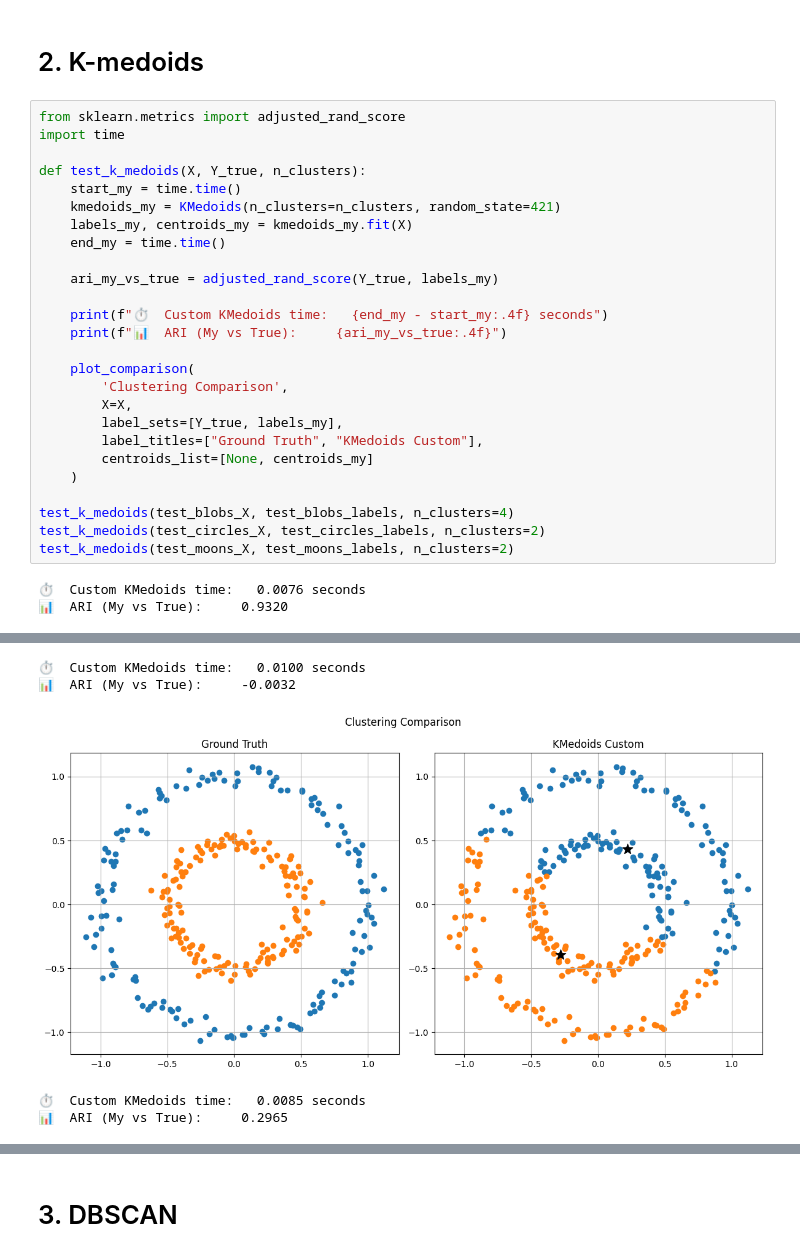
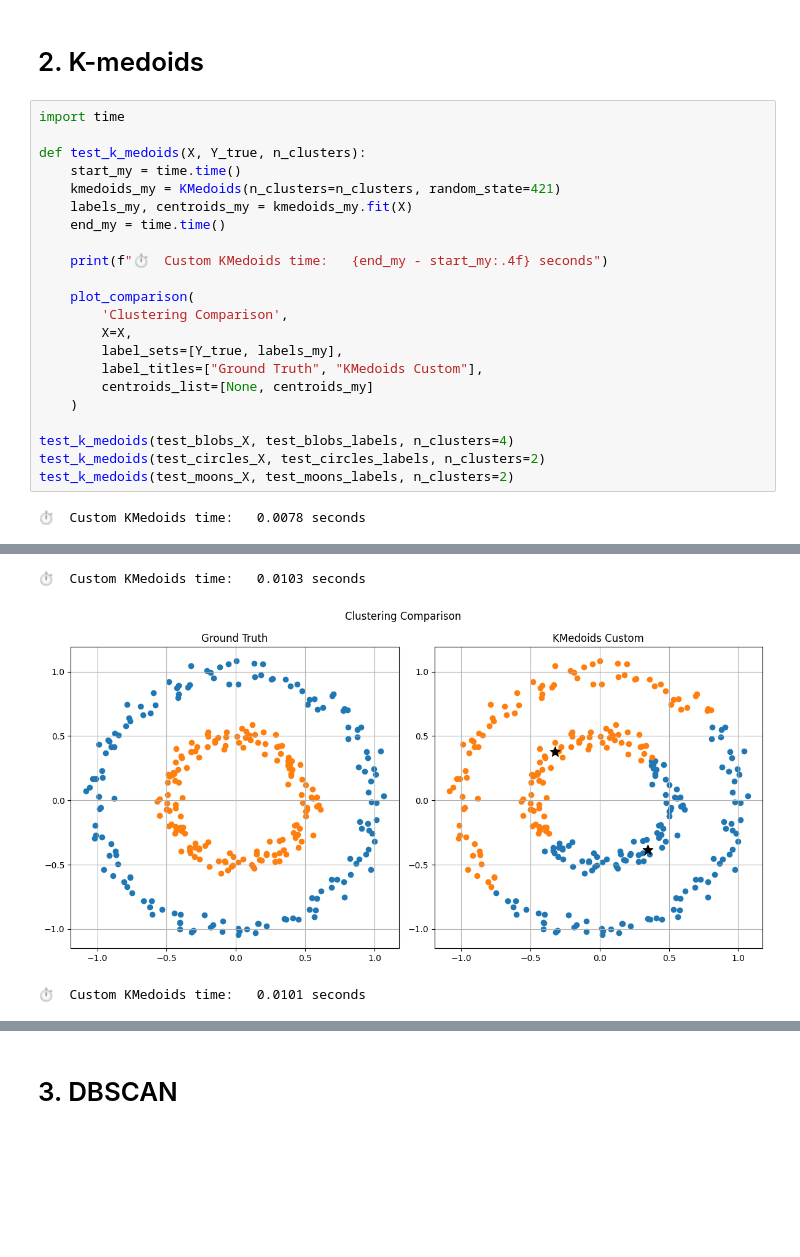
Before and after one commit to illia-st/data_mining_2, a Jupyter notebook: clustering/clustering.ipynb, the cells around one changed output, grey strips where cells are left out. Cells and saved outputs as stored; diff of their text form; blank space fills up the shorter version.

```diff
--- a/clustering/clustering.ipynb
+++ b/clustering/clustering.ipynb
@@ -111,37 +101,30 @@ test_k_means(test_moons_X, test_moons_labels, n_clusters=2)
 # %% [markdown]
 # 2. K-medoids
 # %%
-from sklearn.metrics import adjusted_rand_score
 import time
 
 def test_k_medoids(X, Y_true, n_clusters):
     start_my = time.time()
     kmedoids_my = KMedoids(n_clusters=n_clusters, random_state=421)
     labels_my, centroids_my = kmedoids_my.fit(X)
     end_my = time.time()
 
-    ari_my_vs_true = adjusted_rand_score(Y_true, labels_my)
-
     print(f"⏱️  Custom KMedoids time:   {end_my - start_my:.4f} seconds")
-    print(f"📊  ARI (My vs True):     {ari_my_vs_true:.4f}")
 
     plot_comparison(
         'Clustering Comparison',
         X=X,
         label_sets=[Y_true, labels_my],
         label_titles=["Ground Truth", "KMedoids Custom"],
         centroids_list=[None, centroids_my]
     )
 
 test_k_medoids(test_blobs_X, test_blobs_labels, n_clusters=4)
 test_k_medoids(test_circles_X, test_circles_labels, n_clusters=2)
 test_k_medoids(test_moons_X, test_moons_labels, n_clusters=2)
 # %% [output]
-⏱️  Custom KMedoids time:   0.0076 seconds
-📊  ARI (My vs True):     0.9320
+⏱️  Custom KMedoids time:   0.0078 seconds
 [figure]
-⏱️  Custom KMedoids time:   0.0100 seconds
-📊  ARI (My vs True):     -0.0032
+⏱️  Custom KMedoids time:   0.0103 seconds
-[figure, old version]
+[figure, new version]
-⏱️  Custom KMedoids time:   0.0085 seconds
-📊  ARI (My vs True):     0.2965
+⏱️  Custom KMedoids time:   0.0101 seconds
```
Also changed, not shown: parts of 8 cells of this notebook, 2 other files.
